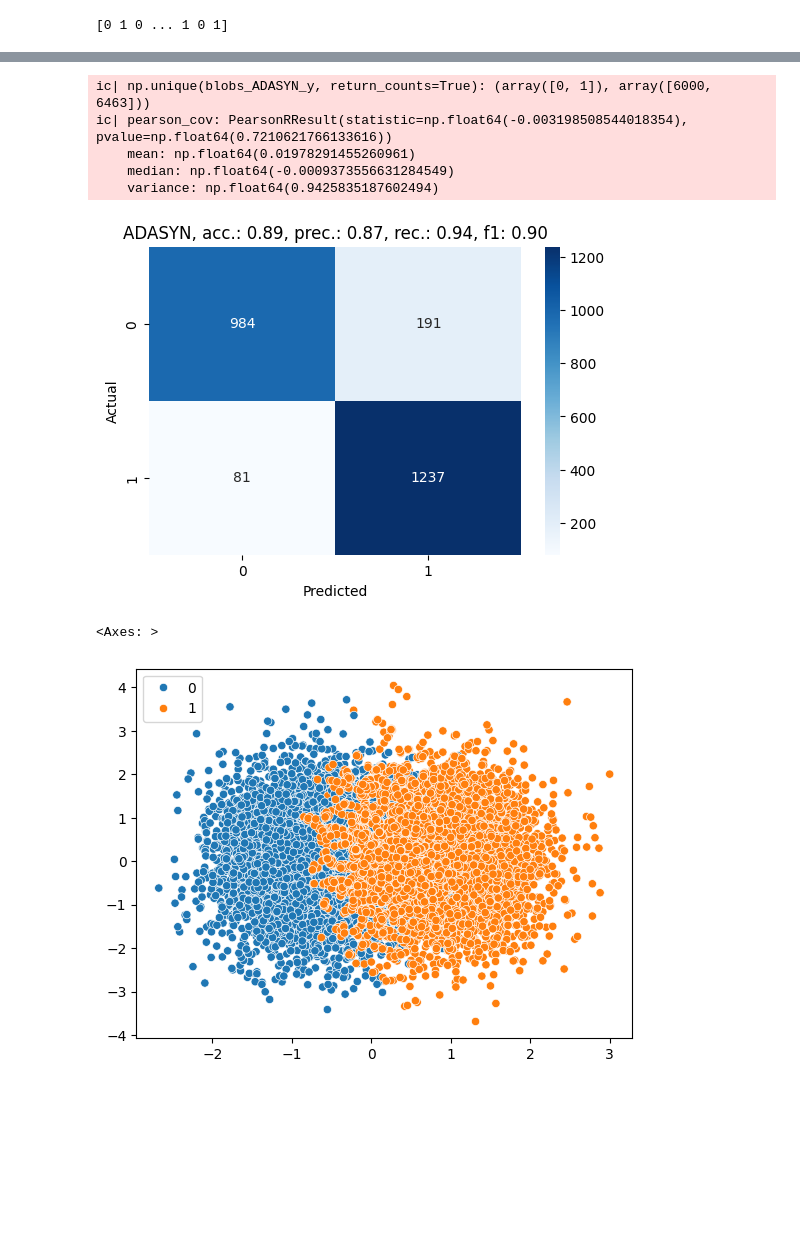
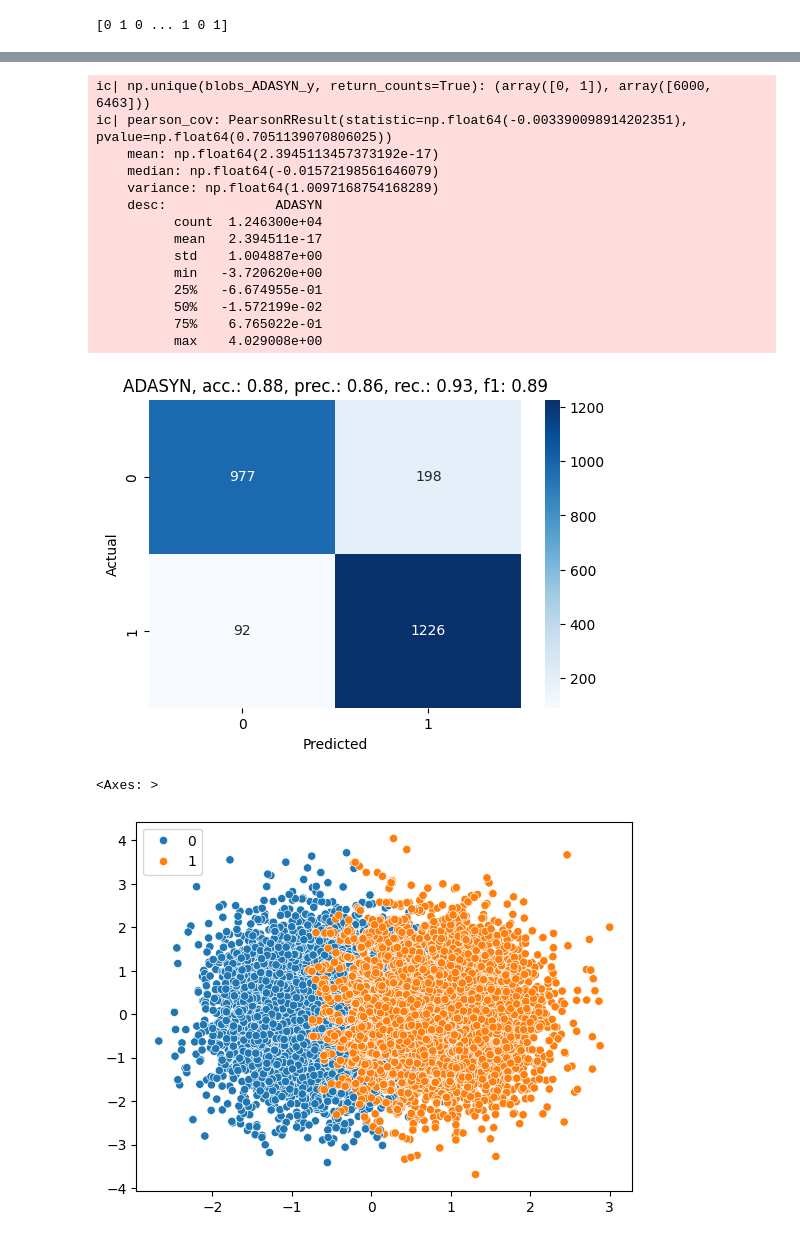
Before and after one commit to Jaromek/radialAngleAugmentation, a Jupyter notebook: wykresy/metodyNumeryczneSprawdzenia.ipynb, the cells around one changed output, grey strips where cells are left out. Drawn from its saved outputs; the diff is of its cells as text; code cells hidden in the pictures; blank space fills up the shorter version.

```diff
--- a/wykresy/metodyNumeryczneSprawdzenia.ipynb
+++ b/wykresy/metodyNumeryczneSprawdzenia.ipynb
@@ -392,18 +411,27 @@ ic| pearson_cov: PearsonRResult(statistic=np.float64(0.005973709976347388), pval
 # %%
 blobs_ADASYN_x, blobs_ADASYN_y = ADASYN().fit_resample(x_blobs, y_blobs)
 ic(np.unique(blobs_ADASYN_y, return_counts=True))
-dataResults(blobs_ADASYN_x)
+dataResults(blobs_ADASYN_x, 'ADASYN')
 train_and_evaluate_models(blobs_ADASYN_x, blobs_ADASYN_y, 'ADASYN')
 sns.scatterplot(x=blobs_ADASYN_x[:, 0], y=blobs_ADASYN_x[:, 1], hue=blobs_ADASYN_y)
 # %% [output]
 ic| np.unique(blobs_ADASYN_y, return_counts=True): (array([0, 1]), array([6000, 6463]))
-ic| pearson_cov: PearsonRResult(statistic=np.float64(-0.003198508544018354), pvalue=np.float64(0.7210621766133616))
-    mean: np.float64(0.01978291455260961)
-    median: np.float64(-0.0009373556631284549)
-    variance: np.float64(0.9425835187602494)
+ic| pearson_cov: PearsonRResult(statistic=np.float64(-0.003390098914202351), pvalue=np.float64(0.7051139070806025))
+    mean: np.float64(2.3945113457373192e-17)
+    median: np.float64(-0.01572198561646079)
+    variance: np.float64(1.0097168754168289)
+    desc:              ADASYN
+          count  1.246300e+04
+          mean   2.394511e-17
+          std    1.004887e+00
+          min   -3.720620e+00
+          25%   -6.674955e-01
+          50%   -1.572199e-02
+          75%    6.765022e-01
+          max    4.029008e+00
-[figure, old version]
+[figure, new version]
 <Axes: >
-[figure, old version]
+[figure, new version]
 # %%
 blobs_ROS_x, blobs_ROS_y = ros.fit_resample(x_blobs, y_blobs)
 ic(np.unique(blobs_ROS_y, return_counts=True))
```
Also changed, not shown: parts of 10 cells of this notebook, 3 other files.
